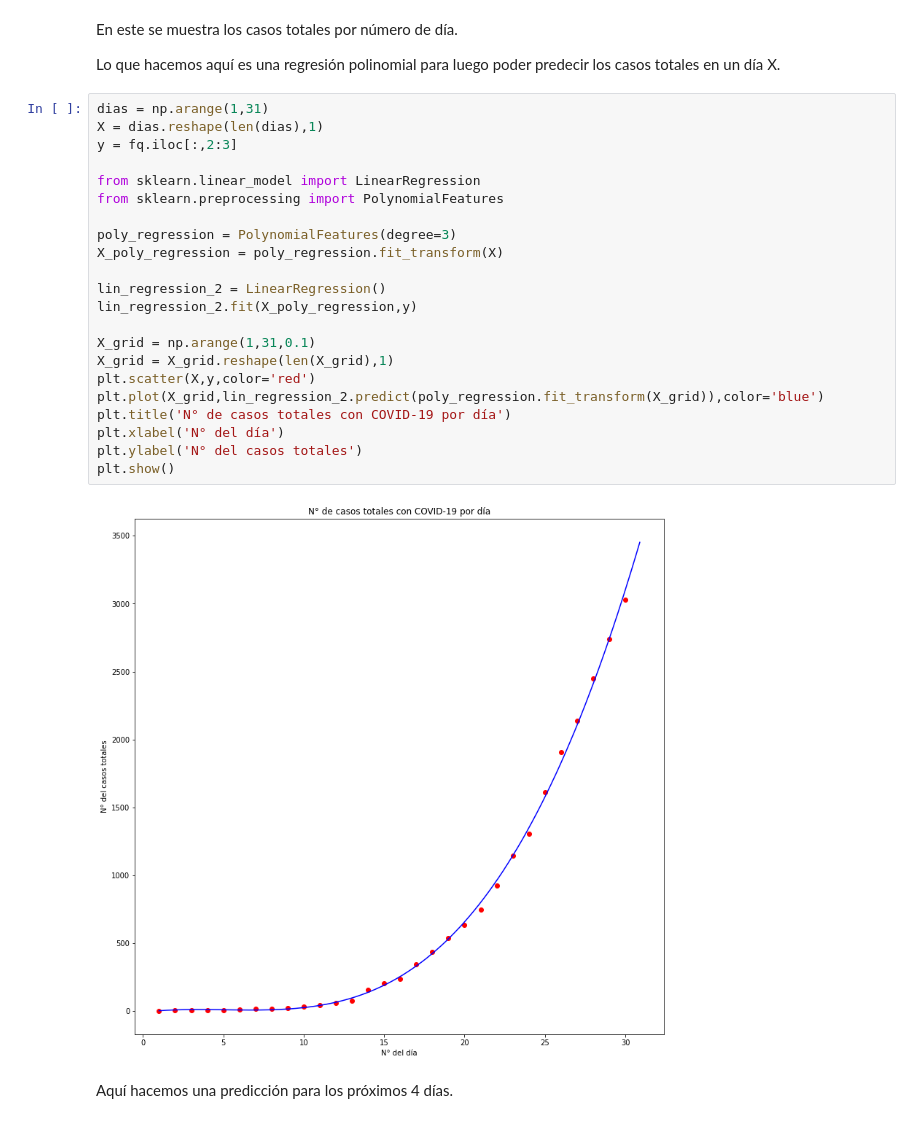
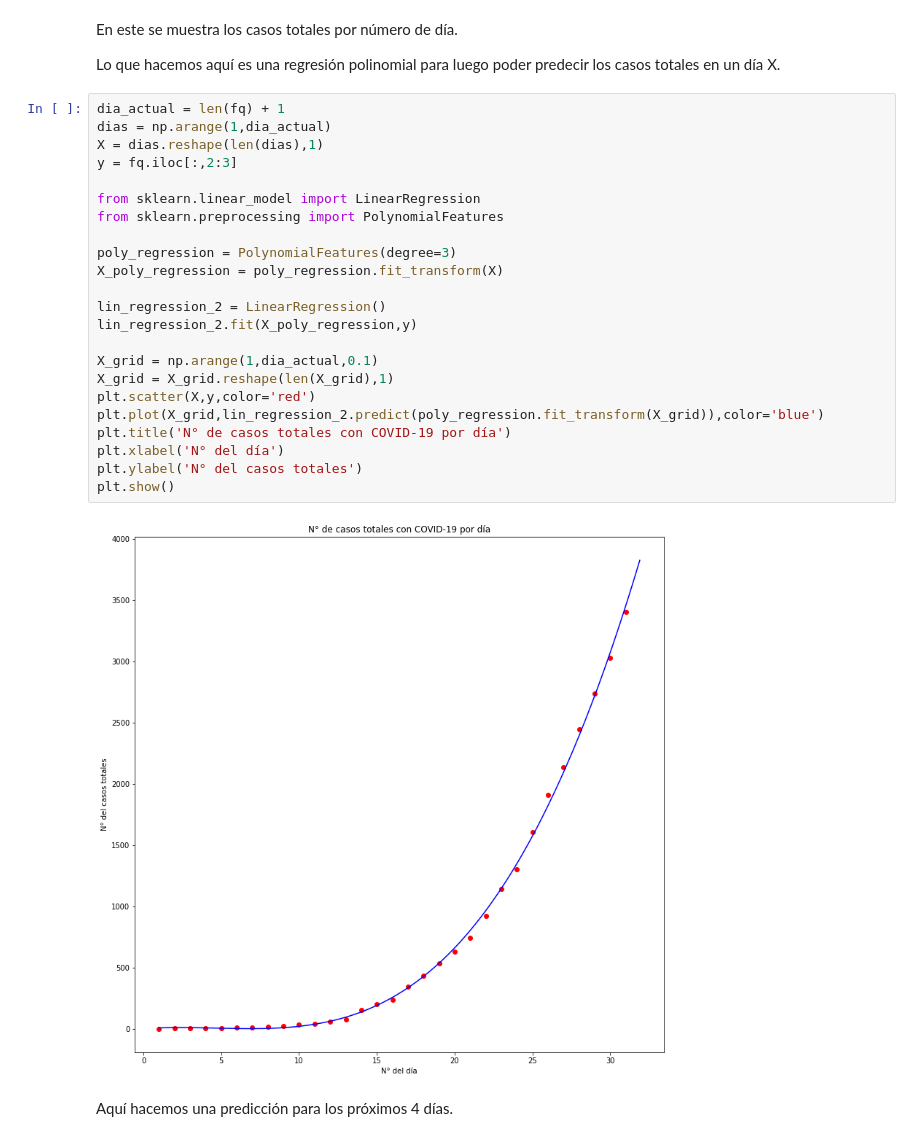
Before and after one commit to White-Mask/COVID-19-Chile-Coronavirus, a Jupyter notebook: Notebook/Analisis_COVID-19_chile.ipynb, the cells around one changed output. Cells and saved outputs as stored; diff of their text form.

Commit message:
actualización 2020-04-02

```diff
--- a/Notebook/Analisis_COVID-19_chile.ipynb
+++ b/Notebook/Analisis_COVID-19_chile.ipynb
@@ -170,29 +200,30 @@ En este se muestra los casos totales por número de día.
 
 Lo que hacemos aquí es una regresión polinomial para luego poder predecir los casos totales en un día X.
 # %%
-dias = np.arange(1,31)
+dia_actual = len(fq) + 1
+dias = np.arange(1,dia_actual)
 X = dias.reshape(len(dias),1)
 y = fq.iloc[:,2:3]
 
 from sklearn.linear_model import LinearRegression
 from sklearn.preprocessing import PolynomialFeatures
 
 poly_regression = PolynomialFeatures(degree=3)
 X_poly_regression = poly_regression.fit_transform(X)
 
 lin_regression_2 = LinearRegression()
 lin_regression_2.fit(X_poly_regression,y)
 
-X_grid = np.arange(1,31,0.1)
+X_grid = np.arange(1,dia_actual,0.1)
 X_grid = X_grid.reshape(len(X_grid),1)
 plt.scatter(X,y,color='red')
 plt.plot(X_grid,lin_regression_2.predict(poly_regression.fit_transform(X_grid)),color='blue')
 plt.title('N° de casos totales con COVID-19 por día')
 plt.xlabel('N° del día')
 plt.ylabel('N° del casos totales')
 plt.show()
 # %% [output]
-[figure, old version]
+[figure, new version]
 # %% [markdown]
 Aquí hacemos una predicción para los próximos 4 días.
 # %%
```
Also changed, not shown: parts of 12 cells of this notebook, 4 other files.
